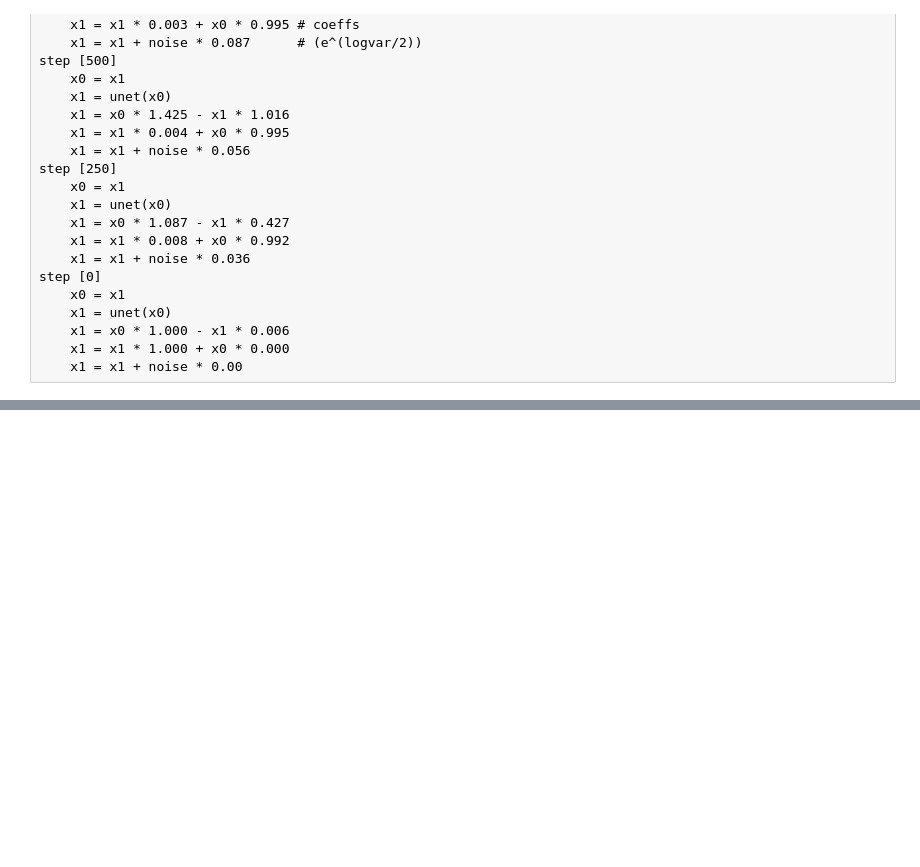
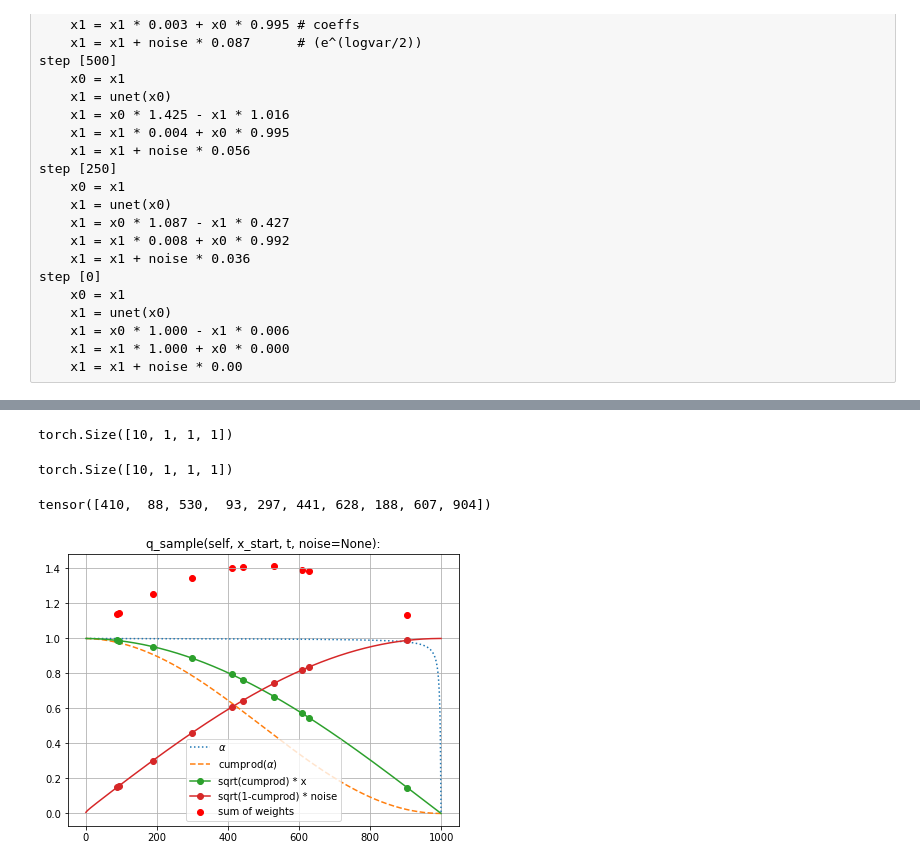
Before and after one commit to xvdp/denoising-diffusion-pytorch, a Jupyter notebook: diffusion_blend_schedules.ipynb, the cells around one changed output, grey strips where cells are left out. Drawn from its saved outputs; the diff is of its cells as text; code cells hidden in the pictures; blank space fills up the shorter version.

```diff
--- a/diffusion_blend_schedules.ipynb
+++ b/diffusion_blend_schedules.ipynb
@@ -313,0 +322,4 @@ plt.show()
+# %%
+model_params, diffusion_params, train_params, data = load_config(config=CONFIG)
+model = Unet(**model_params).cuda()
+diffusion = GaussianDiffusion(model, **diffusion_params).cuda()
@@ -313,0 +344,3 @@ plt.show()
+# %%
+b=10
+t = torch.randint(0, diffusion.num_timesteps, (b,)).long()
@@ -313,0 +357,30 @@ plt.show()
+# %%
+diffusion.sqrt_alphas_cumprod[t].view(shape[0], *[1]*(len(shape)-1)).shape
+# %% [output]
+torch.Size([10, 1, 1, 1])
+# %%
+diffusion.sqrt_one_minus_alphas_cumprod[t].view(shape[0], *[1]*(len(shape)-1)).shape
+# %% [output]
+torch.Size([10, 1, 1, 1])
+# %%
+t
+# %% [output]
+tensor([410,  88, 530,  93, 297, 441, 628, 188, 607, 904])
+# %%
+plt.figure(figsize=(7,5))
+plt.title('q_sample(self, x_start, t, noise=None):')
+plt.plot(1-diffusion.betas.cpu(), label="$\\alpha$", linestyle=":")
+plt.plot(diffusion.alphas_cumprod.cpu(), label="cumprod($\\alpha$)", linestyle="--")
+
+plt.plot(diffusion.sqrt_alphas_cumprod.cpu(), markevery=t.cpu().tolist(),
+         marker='o',label="sqrt(cumprod) * x")
+plt.plot(diffusion.sqrt_one_minus_alphas_cumprod.cpu().view(-1).numpy(), markevery=t.cpu().tolist(),
+         marker='o', label="sqrt(1-cumprod) * noise")
+
+sums = diffusion.sqrt_alphas_cumprod.cpu()[t] + diffusion.sqrt_one_minus_alphas_cumprod.cpu()[t]
+plt.scatter(t.cpu(), sums.cpu(), color="red", label="sum of weights")
+plt.grid()
+plt.legend()
+plt.show()
+# %% [output]
+[figure, added]
```
Also changed, not shown: parts of 9 cells of this notebook.
